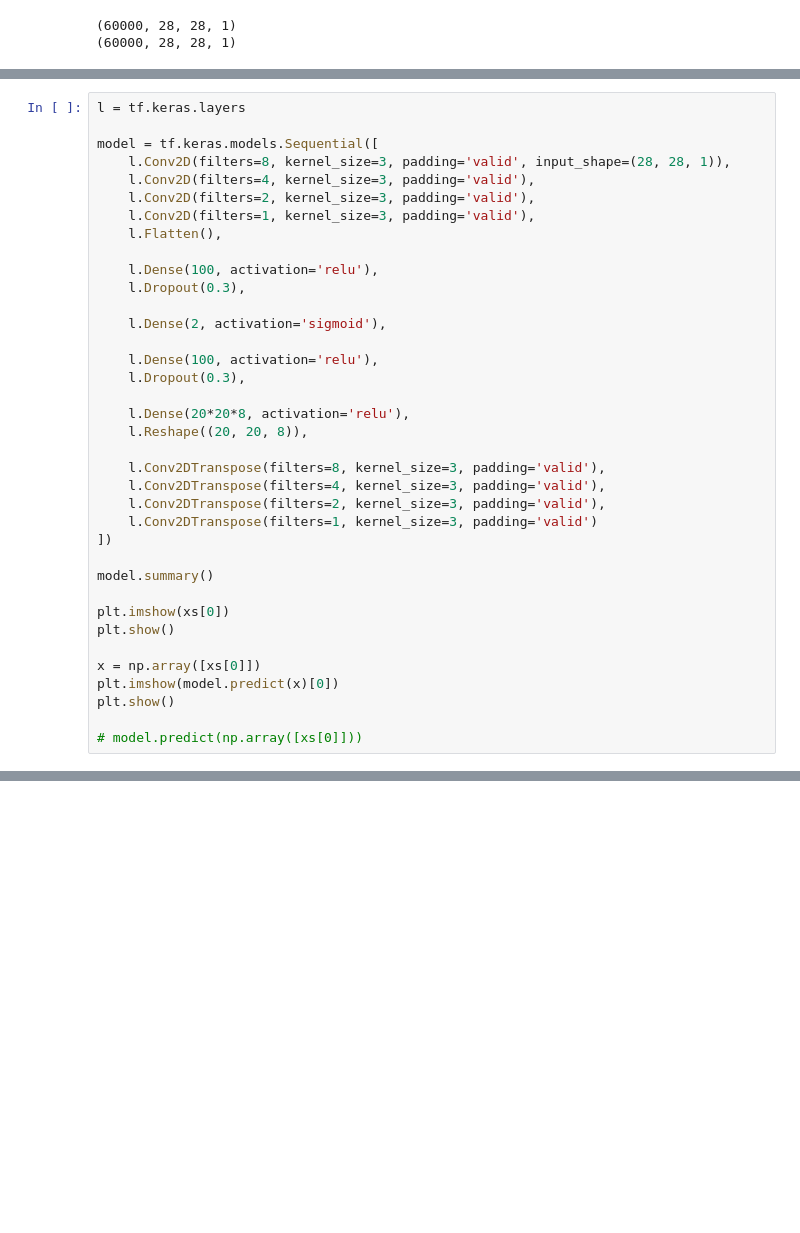
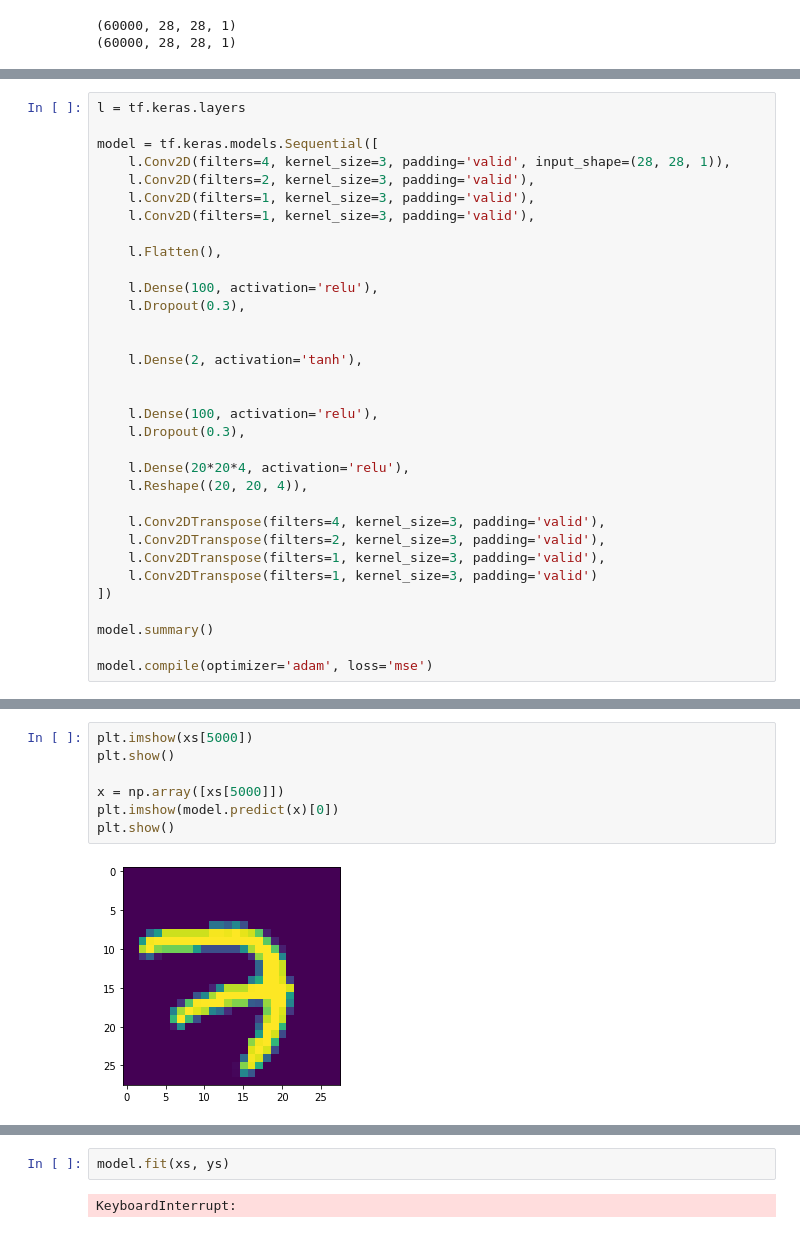
Before and after one commit to Maicon-Moreira/mnist-auto-encoder, a Jupyter notebook: main.ipynb, the cells around one changed output, grey strips where cells are left out. Saved outputs shown, nothing was run; the diff lists cells and outputs as text; blank space fills up the shorter version.

```diff
--- a/main.ipynb
+++ b/main.ipynb
@@ -23,37 +28,33 @@ print(ys.shape)
 l = tf.keras.layers
 
 model = tf.keras.models.Sequential([
-    l.Conv2D(filters=8, kernel_size=3, padding='valid', input_shape=(28, 28, 1)),
-    l.Conv2D(filters=4, kernel_size=3, padding='valid'),
+    l.Conv2D(filters=4, kernel_size=3, padding='valid', input_shape=(28, 28, 1)),
     l.Conv2D(filters=2, kernel_size=3, padding='valid'),
     l.Conv2D(filters=1, kernel_size=3, padding='valid'),
+    l.Conv2D(filters=1, kernel_size=3, padding='valid'),
+
     l.Flatten(),
 
     l.Dense(100, activation='relu'),
     l.Dropout(0.3),
 
-    l.Dense(2, activation='sigmoid'),
+
+    l.Dense(2, activation='tanh'),
+
 
     l.Dense(100, activation='relu'),
     l.Dropout(0.3),
 
-    l.Dense(20*20*8, activation='relu'),
-    l.Reshape((20, 20, 8)),
+    l.Dense(20*20*4, activation='relu'),
+    l.Reshape((20, 20, 4)),
 
-    l.Conv2DTranspose(filters=8, kernel_size=3, padding='valid'),
     l.Conv2DTranspose(filters=4, kernel_size=3, padding='valid'),
     l.Conv2DTranspose(filters=2, kernel_size=3, padding='valid'),
+    l.Conv2DTranspose(filters=1, kernel_size=3, padding='valid'),
     l.Conv2DTranspose(filters=1, kernel_size=3, padding='valid')
 ])
 
 model.summary()
 
-plt.imshow(xs[0])
-plt.show()
-
-x = np.array([xs[0]])
-plt.imshow(model.predict(x)[0])
-plt.show()
-
-# model.predict(np.array([xs[0]]))
+model.compile(optimizer='adam', loss='mse')
 # %% [output]
@@ -79,0 +78,9 @@ WARNING:tensorflow:5 out of the last 5 calls to <function Model.make_predict_fun
+# %%
+plt.imshow(xs[5000])
+plt.show()
+
+x = np.array([xs[5000]])
+plt.imshow(model.predict(x)[0])
+plt.show()
+# %% [output]
+[figure, added]
@@ -79,0 +88,4 @@ WARNING:tensorflow:5 out of the last 5 calls to <function Model.make_predict_fun
+# %%
+model.fit(xs, ys)
+# %% [output]
+KeyboardInterrupt:
```
Also changed, not shown: parts of 5 cells of this notebook, 2 other files.
